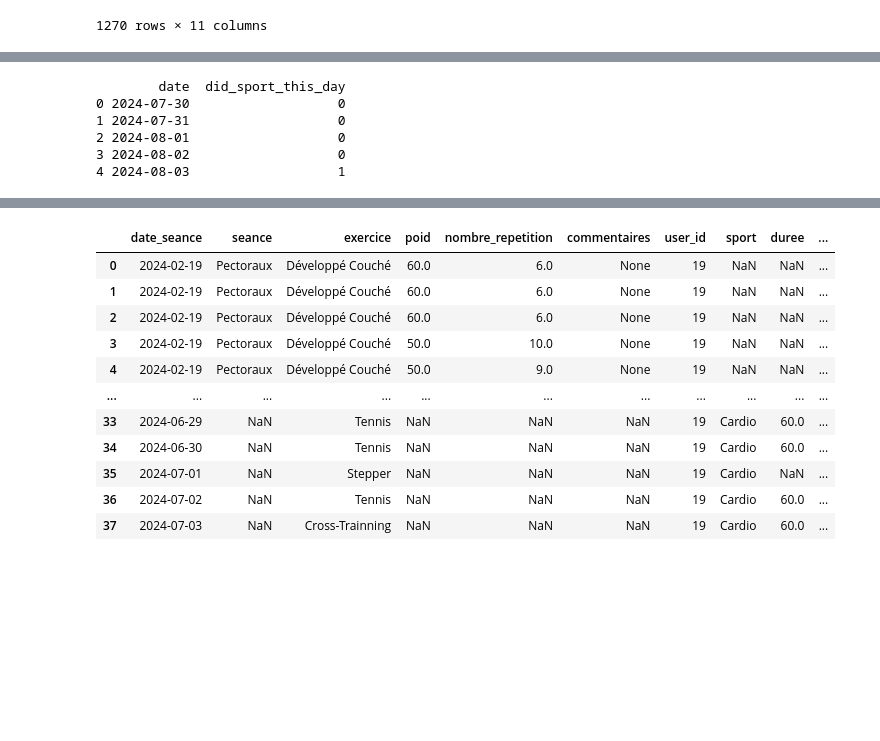
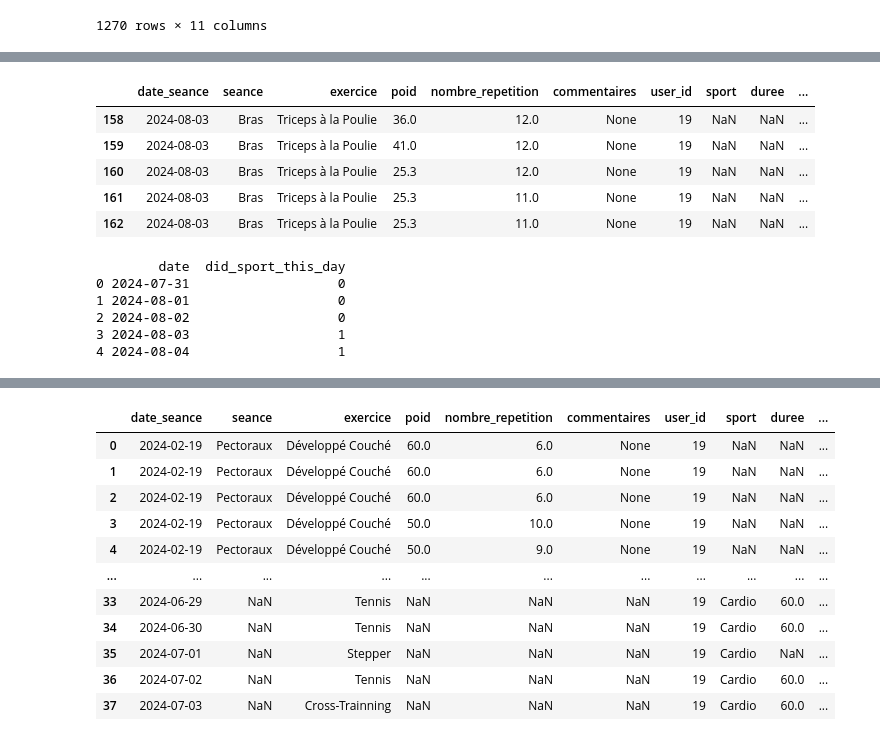
Before and after one commit to louismartindunord/SportMetrics, a Jupyter notebook: notebook/data_visualisation.ipynb, the cells around one changed output, grey strips where cells are left out. Drawn from its saved outputs; the diff is of its cells as text; code cells hidden in the pictures; blank space fills up the shorter version.

```diff
--- a/notebook/data_visualisation.ipynb
+++ b/notebook/data_visualisation.ipynb
@@ -167,15 +166,26 @@ def filter_by_time_period(df_all_sport:pd.DataFrame, time_analyse:str) :
     (df_all_sport["date_seance"] < date_series.max())
 ]
     return df_time_period
+# %%
+df = filter_by_time_period(df_all_sport, "month")
+df.head()
+# %% [output]
+|  | date_seance | seance | exercice | poid | nombre_repetition | commentaires | user_id | sport | duree | ... |
+| 158 | 2024-08-03 | Bras | Triceps à la Poulie | 36.0 | 12.0 | None | 19 | NaN | NaN | ... |
+| 159 | 2024-08-03 | Bras | Triceps à la Poulie | 41.0 | 12.0 | None | 19 | NaN | NaN | ... |
+| 160 | 2024-08-03 | Bras | Triceps à la Poulie | 25.3 | 12.0 | None | 19 | NaN | NaN | ... |
+| 161 | 2024-08-03 | Bras | Triceps à la Poulie | 25.3 | 11.0 | None | 19 | NaN | NaN | ... |
+| 162 | 2024-08-03 | Bras | Triceps à la Poulie | 25.3 | 11.0 | None | 19 | NaN | NaN | ... |
 # %%
+
 timeseries = create_empty_timeserie(time_analyse="month")
 df_timeseries = pd.DataFrame(timeseries, columns=['date'])
 df_timeseries['did_sport_this_day'] = df_timeseries['date'].apply(lambda x: 1 if x in df['date_seance'].values else 0)
 print(df_timeseries.head())
 # %% [output]
         date  did_sport_this_day
-0 2024-07-30                   0
-1 2024-07-31                   0
-2 2024-08-01                   0
-3 2024-08-02                   0
-4 2024-08-03                   1
+0 2024-07-31                   0
+1 2024-08-01                   0
+2 2024-08-02                   0
+3 2024-08-03                   1
+4 2024-08-04                   1
```
Also changed, not shown: parts of 9 cells of this notebook, 4 other files.
